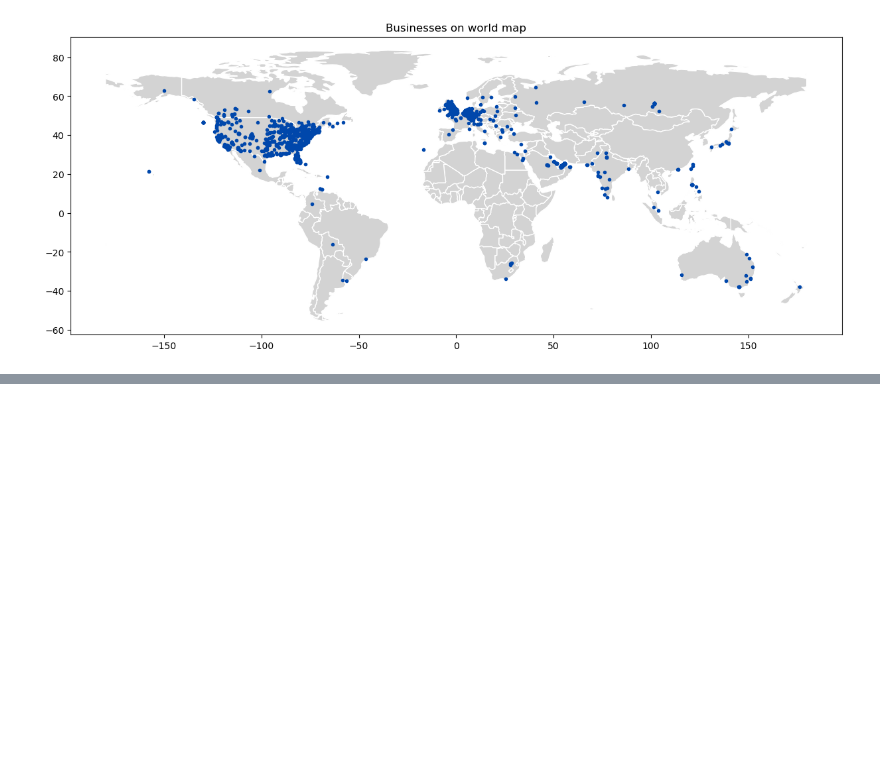
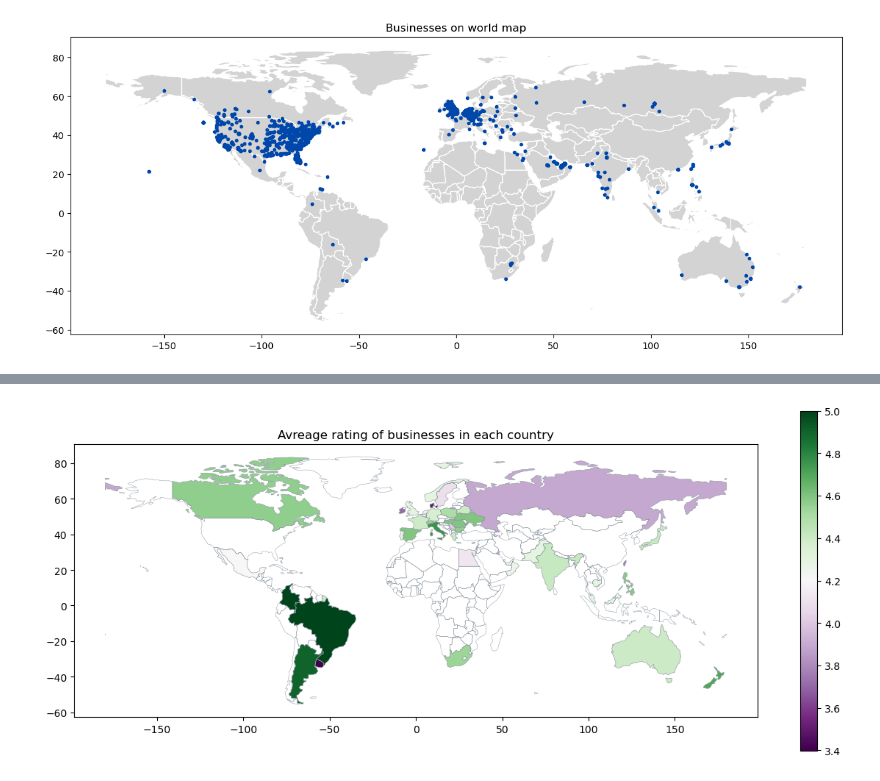
Before and after one commit to kwiatkowskaa/Location_Intelligence_Data_Clustering, a Jupyter notebook: EDA.ipynb, the cells around one changed output, grey strips where cells are left out. Saved outputs shown, nothing was run; the diff lists cells and outputs as text; code cells hidden in the pictures; blank space fills up the shorter version.

```diff
--- a/EDA.ipynb
+++ b/EDA.ipynb
@@ -373,3 +415,24 @@ print(X_train_country.to_string(index=False))
+# %%
+X_train_country_rating = X_train.groupby('country')['rating'].mean().reset_index()
+X_train_country_rating['country'] = X_train_country_rating['country'].apply(lambda x: extract_country(x))
+X_train_country_rating = X_train_country_rating.groupby('country')['rating'].mean().reset_index()
+X_train_country_rating['country'] = X_train_country_rating['country'].apply(lambda x: replace_two_letter_words(x))
+X_train_country_rating = X_train_country_rating.groupby('country')['rating'].mean().reset_index()
+# %%
+world = gpd.read_file(gpd.datasets.get_path('naturalearth_lowres'))
+world = world[(world.name != "Antarctica")]
+
+world_with_business = world.merge(X_train_country_rating, how='left', left_on='name', right_on='country')
+
+fig, ax = plt.subplots(1, 1, figsize=(15, 6))
+world_with_business.plot(column='rating', cmap='PRGn', linewidth=0.3, ax=ax, edgecolor='0.8', legend=True)
+world.plot(ax=ax, color='none', edgecolor='#808B96', linewidth=0.3)
+
+
+plt.title('Avreage rating of businesses in each country')
+plt.show()
+# %% [output]
+[figure, added]
 # %%
 # # import the library
 # import folium
```
Also changed, not shown: parts of 33 cells of this notebook.
